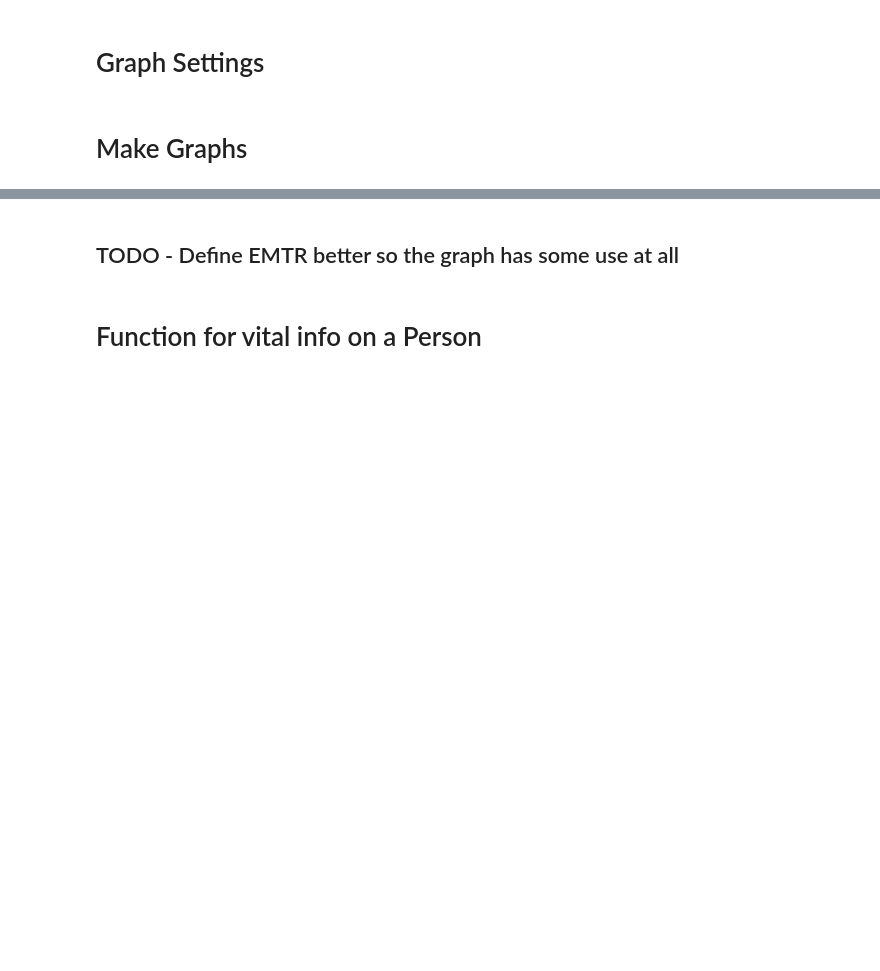
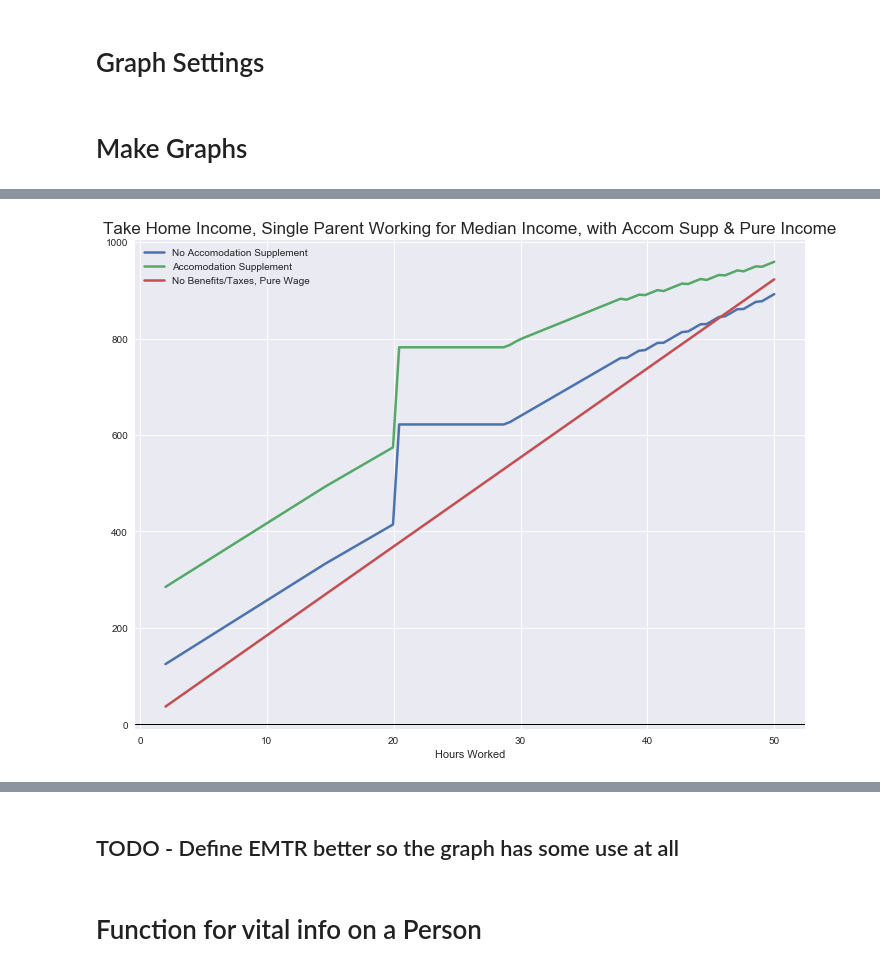
Before and after one commit to harryelworthy/Labour-Welfare-Work, a Jupyter notebook: WorkingForFamilies.ipynb, the cells around one changed output, grey strips where cells are left out. Drawn from its saved outputs; the diff is of its cells as text; code cells hidden in the pictures; blank space fills up the shorter version.

```diff
--- a/WorkingForFamilies.ipynb
+++ b/WorkingForFamilies.ipynb
@@ -361,3 +396,16 @@ labelAndSave(ax,'Take Home Income, Two Child Family Both Working for Median Inco
+# %%
+plt.figure(figsize=(12, 9))
+ax = plt.subplot(111)
+initialisePlot(ax)
+setLimits(0, 50, -50, 1400)
+tickAndDot(0,1401,100,"$","",0,60)
+ax.plot(x, y1, lw=2.5, label = 'No Accomodation Supplement')
+ax.plot(x, y2, lw=2.5, label = 'Accomodation Supplement')
+ax.plot(x, y3, lw=2.5, label = 'No Benefits/Taxes, Pure Wage')
+ax.legend()
+labelAndSave(ax,'Take Home Income, Single Parent Working for Median Income, with Accom Supp & Pure Income', "Hours Worked")
+# %% [output]
+[figure, added]
 # %%
 x = np.linspace(2, 50, 100)
 y1 = [0]*100
```
Also changed, not shown: parts of 17 cells of this notebook, 10 other files.
